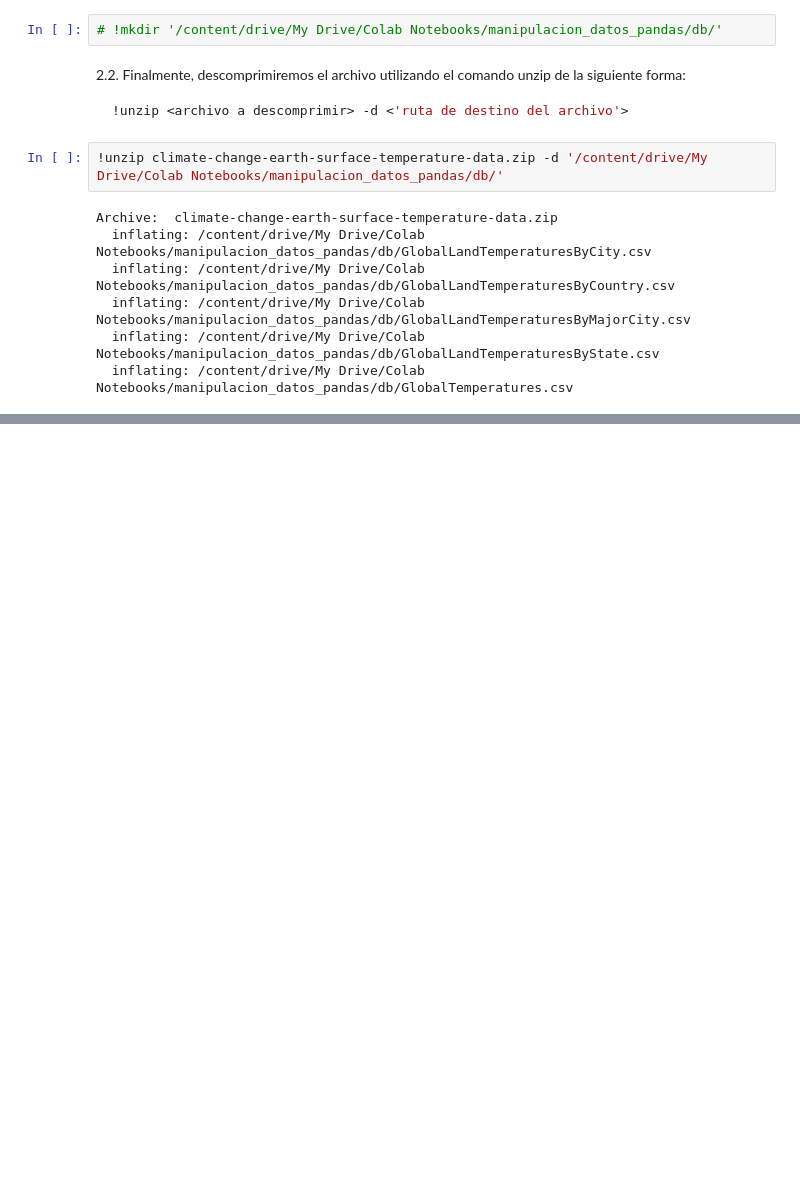
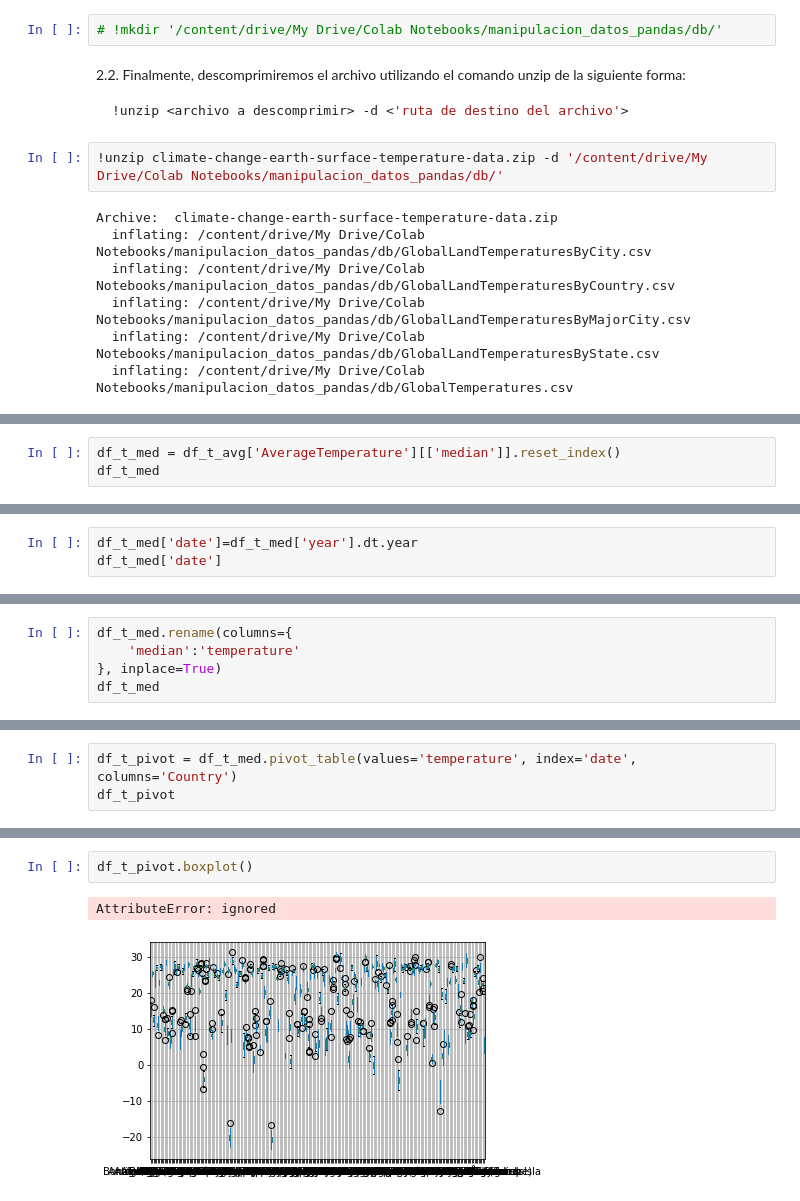
Before and after one commit to cristian-rincon/escuela-datascience, a Jupyter notebook: manipulacion_datos_pandas/16_pandas_routine.ipynb, the cells around one changed output, grey strips where cells are left out. Drawn from its saved outputs; the diff is of its cells as text; blank space fills up the shorter version.

```diff
--- a/manipulacion_datos_pandas/16_pandas_routine.ipynb
+++ b/manipulacion_datos_pandas/16_pandas_routine.ipynb
@@ -124,0 +253,3 @@ Archive:  climate-change-earth-surface-temperature-data.zip
+# %%
+df_t_med = df_t_avg['AverageTemperature'][['median']].reset_index()
+df_t_med
@@ -124,0 +270,3 @@ Archive:  climate-change-earth-surface-temperature-data.zip
+# %%
+df_t_med['date']=df_t_med['year'].dt.year
+df_t_med['date']
@@ -124,0 +286,5 @@ Archive:  climate-change-earth-surface-temperature-data.zip
+# %%
+df_t_med.rename(columns={
+    'median':'temperature'
+}, inplace=True)
+df_t_med
@@ -124,0 +305,3 @@ Archive:  climate-change-earth-surface-temperature-data.zip
+# %%
+df_t_pivot = df_t_med.pivot_table(values='temperature', index='date', columns='Country')
+df_t_pivot
@@ -124,0 +328,5 @@ Archive:  climate-change-earth-surface-temperature-data.zip
+# %%
+df_t_pivot.boxplot()
+# %% [output]
+AttributeError: ignored
+[figure, added]
```
Also changed, not shown: parts of 28 cells of this notebook.
